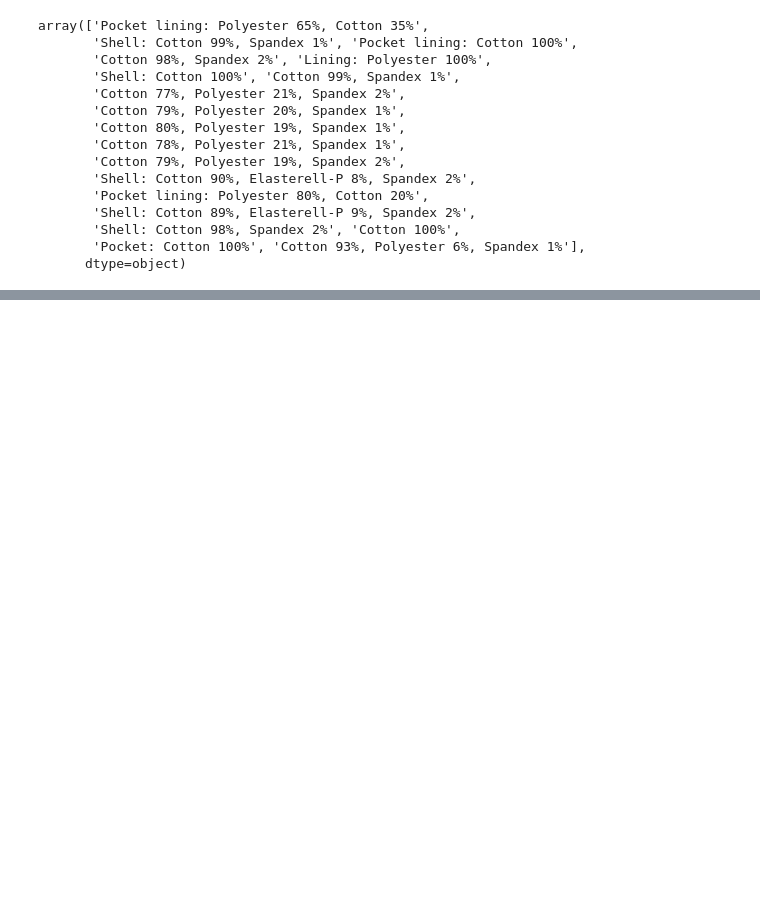
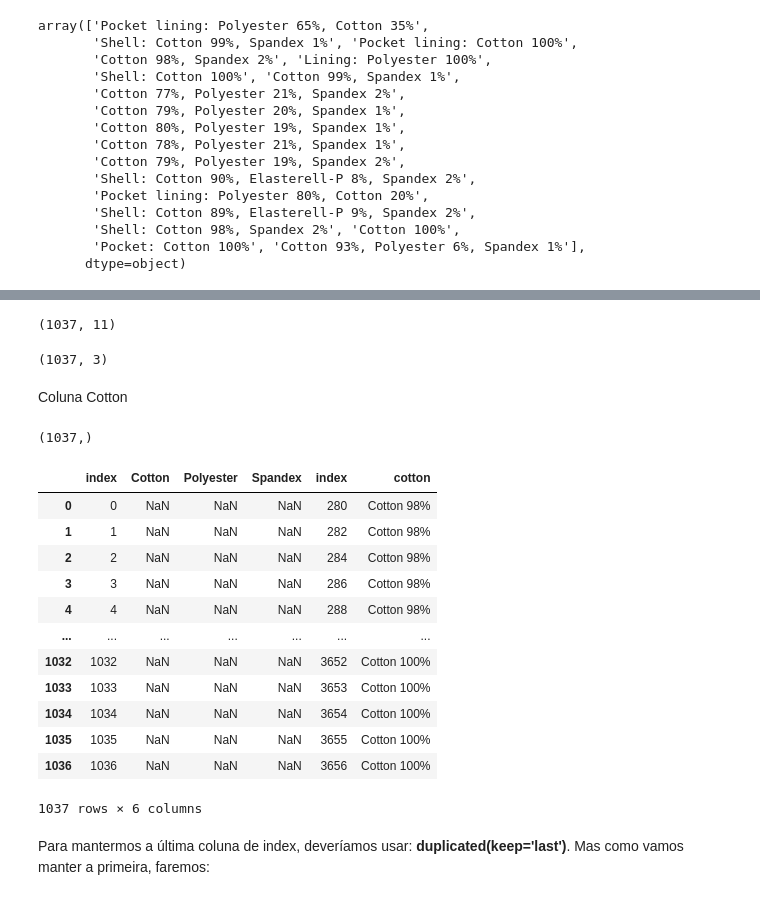
Before and after one commit to lucasquemelli/ds_ao_dev, a Jupyter notebook: H&M .ipynb, the cells around one changed output, grey strips where cells are left out. Drawn from its saved outputs; the diff is of its cells as text; code cells hidden in the pictures; blank space fills up the shorter version.

```diff
--- a/H&M .ipynb
+++ b/H&M .ipynb
@@ -841,0 +696,10 @@ df_ref.head()
+# %%
+data.shape
+# %% [output]
+(1037, 11)
+# %%
+df_ref.shape
+# %% [output]
+(1037, 3)
+# %% [markdown]
+Coluna Cotton
@@ -841,0 +708,26 @@ df_ref.head()
+# %%
+df_cotton.shape
+# %% [output]
+(1037,)
+# %%
+df_cotton = df1[0]
+df_cotton.name = 'cotton'
+
+df_ref = pd.concat([df_ref.reset_index(), df_cotton.reset_index()], axis=1)
+df_ref
+# %% [output]
+|  | index | Cotton | Polyester | Spandex | index | cotton |
+| 0 | 0 | NaN | NaN | NaN | 280 | Cotton 98% |
+| 1 | 1 | NaN | NaN | NaN | 282 | Cotton 98% |
+| 2 | 2 | NaN | NaN | NaN | 284 | Cotton 98% |
+| 3 | 3 | NaN | NaN | NaN | 286 | Cotton 98% |
+| 4 | 4 | NaN | NaN | NaN | 288 | Cotton 98% |
+| ... | ... | ... | ... | ... | ... | ... |
+| 1032 | 1032 | NaN | NaN | NaN | 3652 | Cotton 100% |
+| 1033 | 1033 | NaN | NaN | NaN | 3653 | Cotton 100% |
+| 1034 | 1034 | NaN | NaN | NaN | 3654 | Cotton 100% |
+| 1035 | 1035 | NaN | NaN | NaN | 3655 | Cotton 100% |
+| 1036 | 1036 | NaN | NaN | NaN | 3656 | Cotton 100% |
+1037 rows × 6 columns
+# %% [markdown]
+Para mantermos a última coluna de index, deveríamos usar: **duplicated(keep='last')**. Mas como vamos manter a primeira, faremos:
```
Also changed, not shown: parts of 91 cells of this notebook.
